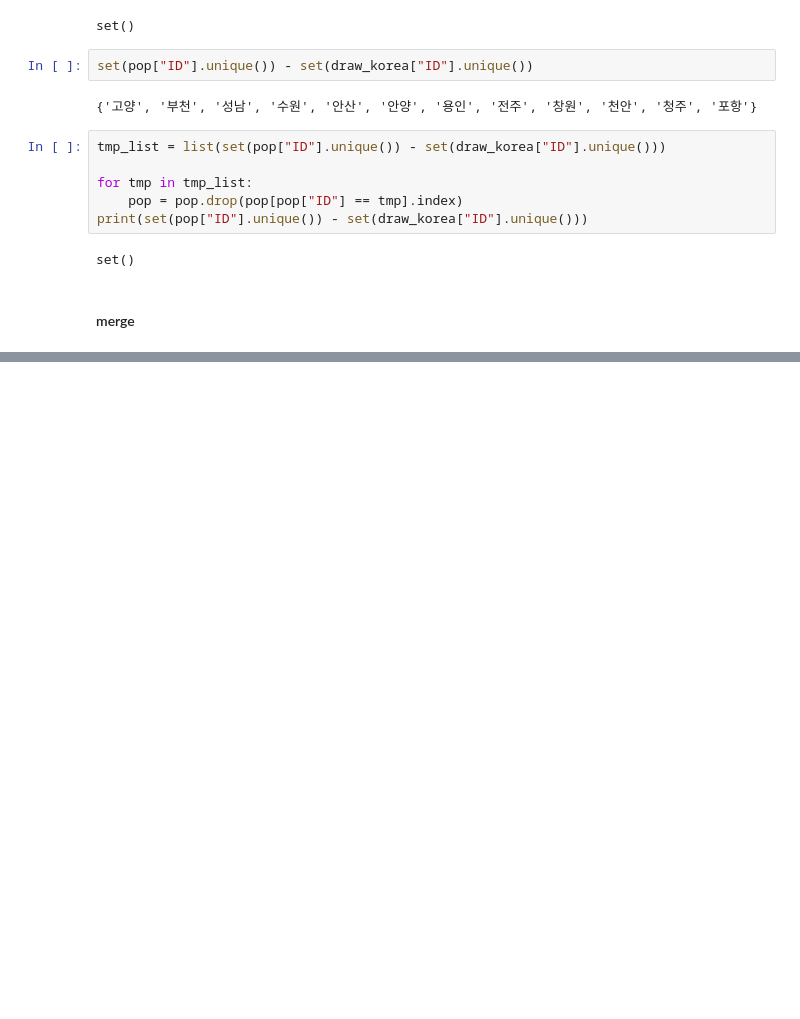
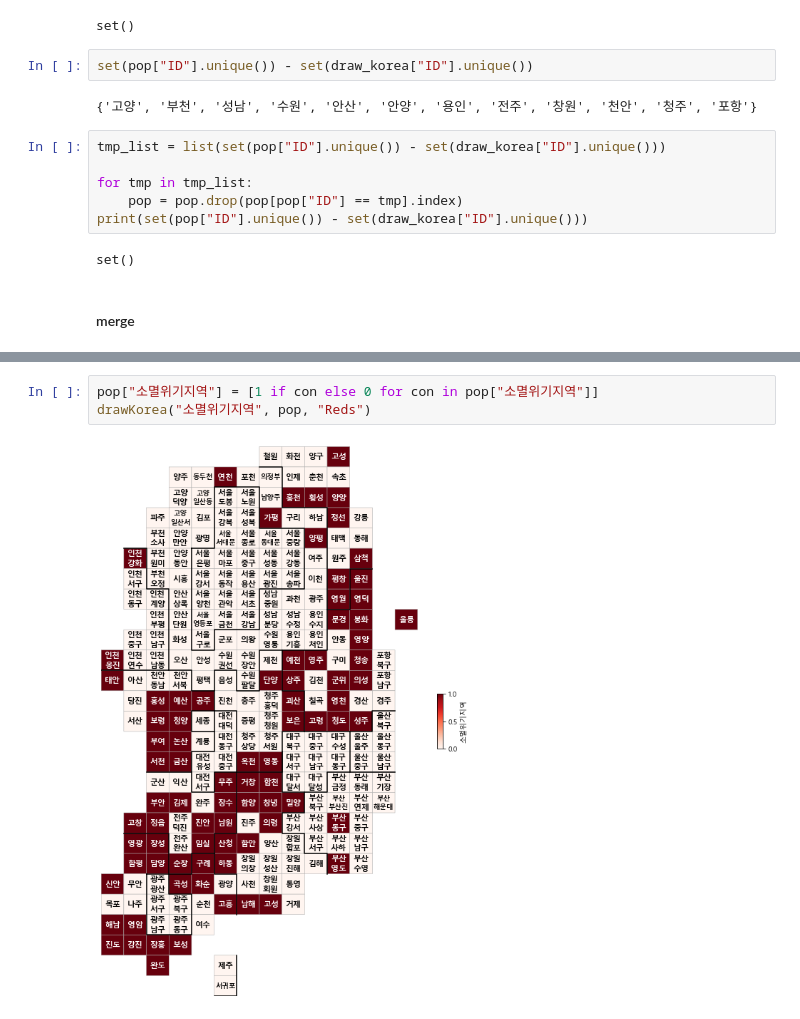
Before and after one commit to HeyJunie/ds_study, a Jupyter notebook: Population/07_Population.ipynb, the cells around one changed output, grey strips where cells are left out. Cells and saved outputs as stored; diff of their text form; blank space fills up the shorter version.

```diff
--- a/Population/07_Population.ipynb
+++ b/Population/07_Population.ipynb
@@ -754,0 +855,5 @@ pop.head()
+# %%
+pop["소멸위기지역"] = [1 if con else 0 for con in pop["소멸위기지역"]]
+drawKorea("소멸위기지역", pop, "Reds")
+# %% [output]
+[figure, added]
```
Also changed, not shown: parts of 22 cells of this notebook, 3 other files.
